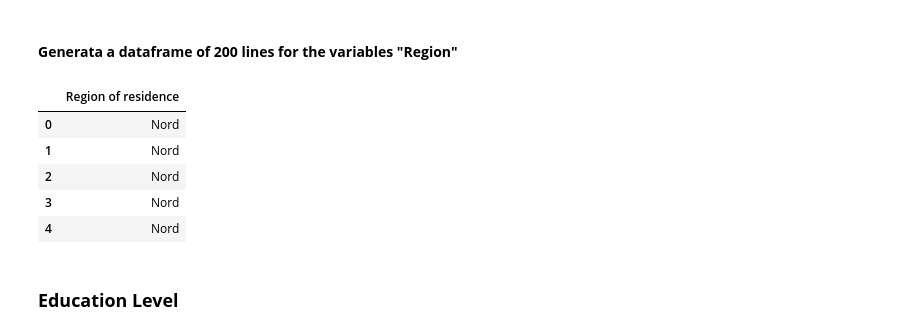
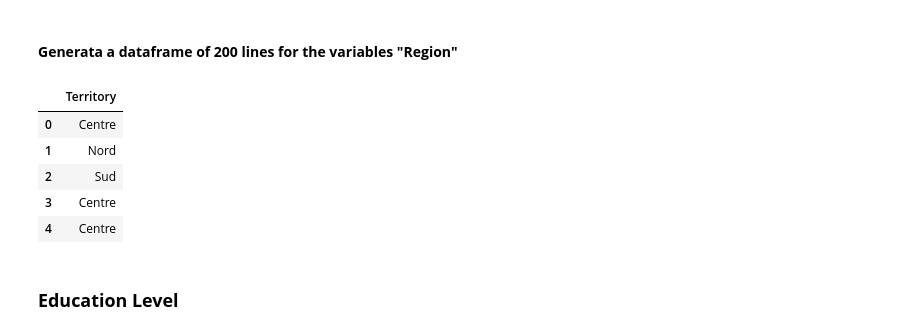
Before and after one commit to Cecilia8989/PfDA_Assignement, a Jupyter notebook: PfDA_Project_1.ipynb, the cells around one changed output. Drawn from its saved outputs; the diff is of its cells as text; code cells hidden in the pictures.

```diff
--- a/PfDA_Project_1.ipynb
+++ b/PfDA_Project_1.ipynb
@@ -213,15 +213,15 @@ centre_population = 0.338
 # %%
 regions_list = [ 'Nord', 'Sud', 'Centre']
 data = np.random.choice(regions_list, p=[nord_popolation, sud_population, centre_population], size=200)
-violence_against_women = pd.DataFrame(data, columns=['Region of residence'])
+violence_against_women = pd.DataFrame(data, columns=['Territory'])
 violence_against_women.head()
 # %% [output]
-|  | Region of residence |
-| 0 | Nord |
+|  | Territory |
+| 0 | Centre |
 | 1 | Nord |
-| 2 | Nord |
-| 3 | Nord |
-| 4 | Nord |
+| 2 | Sud |
+| 3 | Centre |
+| 4 | Centre |
 # %% [markdown]
 ### **Education Level**
 # %% [markdown]
```
Also changed, not shown: parts of 26 cells of this notebook, 1 other file.
